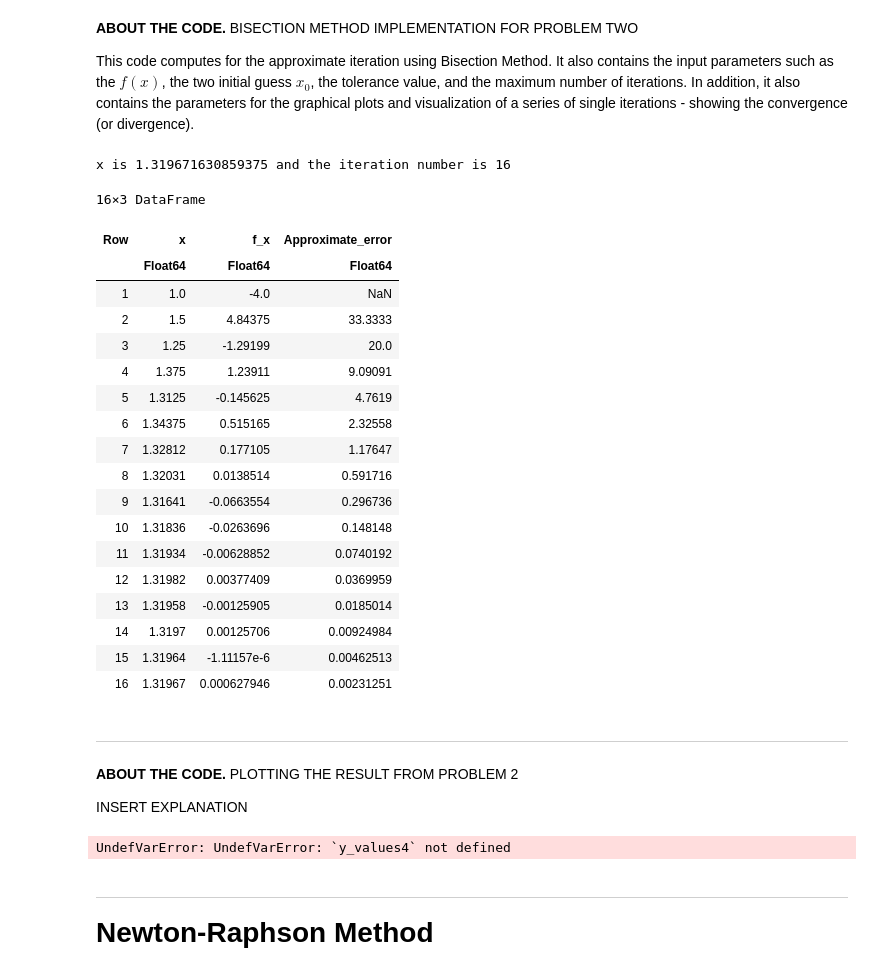
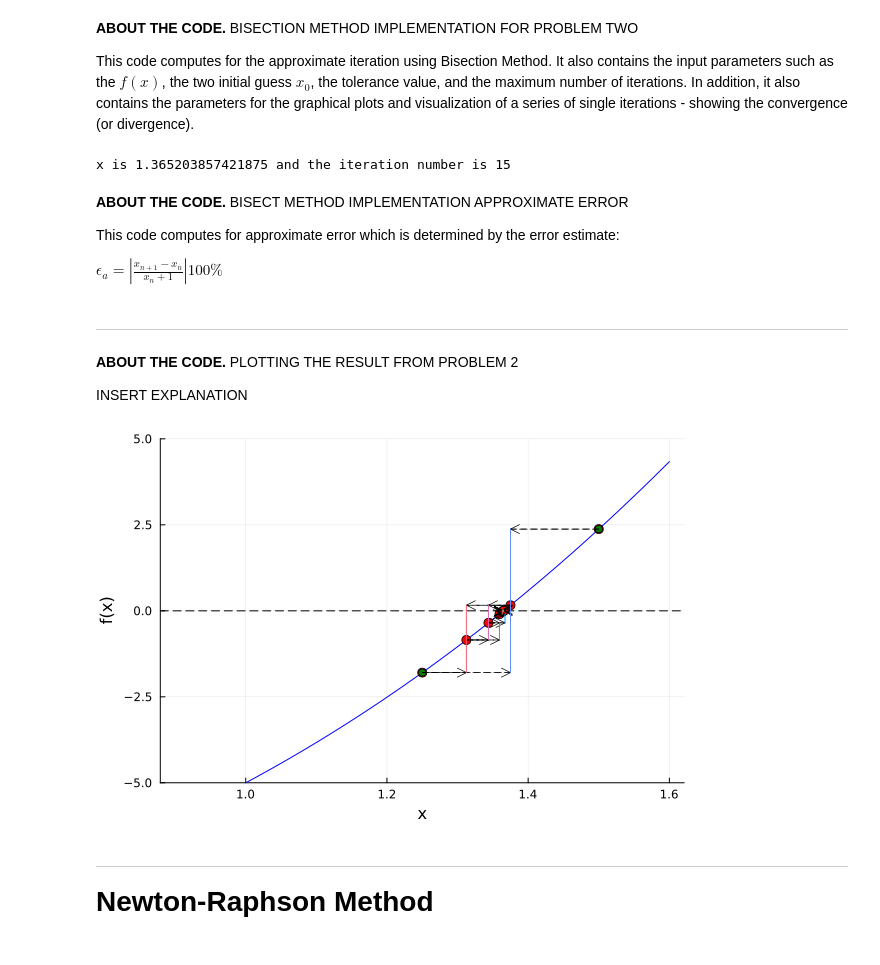
Before and after one commit to jhtl08/Root-Finding, a Jupyter notebook: Coloma edits.ipynb, the cells around one changed output. Saved outputs shown, nothing was run; the diff lists cells and outputs as text; code cells hidden in the pictures.

```diff
--- a/Coloma edits.ipynb
+++ b/Coloma edits.ipynb
@@ -298,8 +280,8 @@ This code computes for the approximate iteration using Bisection Method. It also
 #Input parameters and calling Fixed-Point iteration function
 
 #Function-related
-f4(x) = x^5+2x^3-5x-2
-a = 0
+f4(x) = x^3+4x^2-10
+a = 1
 b = 2
 tol4 = 10^(-4.)
 N4 = 20
@@ -314,7 +296,13 @@ min_y4 = -5
 x_values4=Float64[]
 x_values4=bisection(f4,a,b,tol3,N4);
 # %% [output]
-x is 1.319671630859375 and the iteration number is 16
+x is 1.365203857421875 and the iteration number is 15
+# %% [markdown]
+<b> ABOUT THE CODE. </b> BISECT METHOD IMPLEMENTATION APPROXIMATE ERROR
+
+This code computes for approximate error which is determined by the error estimate:
+
+$\epsilon_a=|\frac{x_{n+1}-x_n}{x_n+1}|100\%$
 # %%
 #Table of x, f(x), approximate error, and true error (if true root is available) for every iteration
 y_values4=Float64[]
@@ -324,26 +312,6 @@ for x in x_values4
 end
 
 tabulize(x_values4, y_values4)
-# %% [output]
-16×3 DataFrame
-| Row | x | f_x | Approximate_error |
-|  | Float64 | Float64 | Float64 |
-| 1 | 1.0 | -4.0 | NaN |
-| 2 | 1.5 | 4.84375 | 33.3333 |
-| 3 | 1.25 | -1.29199 | 20.0 |
-| 4 | 1.375 | 1.23911 | 9.09091 |
-| 5 | 1.3125 | -0.145625 | 4.7619 |
-| 6 | 1.34375 | 0.515165 | 2.32558 |
-| 7 | 1.32812 | 0.177105 | 1.17647 |
-| 8 | 1.32031 | 0.0138514 | 0.591716 |
-| 9 | 1.31641 | -0.0663554 | 0.296736 |
-| 10 | 1.31836 | -0.0263696 | 0.148148 |
-| 11 | 1.31934 | -0.00628852 | 0.0740192 |
-| 12 | 1.31982 | 0.00377409 | 0.0369959 |
-| 13 | 1.31958 | -0.00125905 | 0.0185014 |
-| 14 | 1.3197 | 0.00125706 | 0.00924984 |
-| 15 | 1.31964 | -1.11157e-6 | 0.00462513 |
-| 16 | 1.31967 | 0.000627946 | 0.00231251 |
 # %% [markdown]
 ---
 
@@ -352,37 +320,37 @@ tabulize(x_values4, y_values4)
 INSERT EXPLANATION
 # %%
 using Plots
-f4(x)= (x)^5+2(x)^3-5(x)-2
+f4(x)= x^3+4x^2-10
 
 array_size4=length(x_values4)
 y_zeros4 = zeros(array_size4)
 
 x = range(min_x4, max_x4, length=length_x4)
 y = f4.(x)
 
 Plots.plot(x, y, ylims=(min_y4, max_y4), color=:blue, legend=false, grid=true, xlabel="x", ylabel="f(x)") #Plots f(x)
 hline!([0], color=:black, linestyle=:dash, label="y=0") #Draws horizontal line at y=0 (x-axis)
 
 scatter!(x_values4, y_values4, label="Iteration Points", markersize=5, markercolor=:red)
 scatter!([x_values4[1],x_values4[2]], [y_values4[1],y_values4[2]], label=false, color=:green, markersize=4) #Marks initial guesses x0,x1 as green
 
 i=3
 while i<array_size4
     quiver!([x_values4[i-2]], [y_values4[i-2]], quiver=([(x_values4[i] - x_values4[i-2])], [0]),label=false, color=:black, linewidth=0.7, legend=false, arrow=true, linestyle=:dash)
     quiver!([x_values4[i-1]], [y_values4[i-1]], quiver=([(x_values4[i] - x_values4[i-1])], [0]),label=false, color=:black, linewidth=0.7, legend=false, arrow=true, linestyle=:dash)
 
     i+=1
 end
 
 i=3
 while i<array_size4
     plot!([x_values4[i],x_values4[i]], [y_values4[i-2],y_values4[i-1]], label=false, linestyle=:solid, linewidth=1)
     i+=1
 end
 
 current()
 # %% [output]
-UndefVarError: UndefVarError: `y_values4` not defined
+[figure, added]
 # %% [markdown]
 ---
 ##
```
Also changed, not shown: parts of 10 cells of this notebook.
